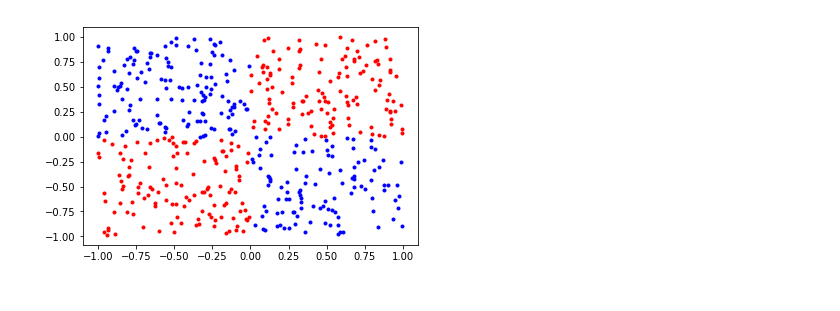
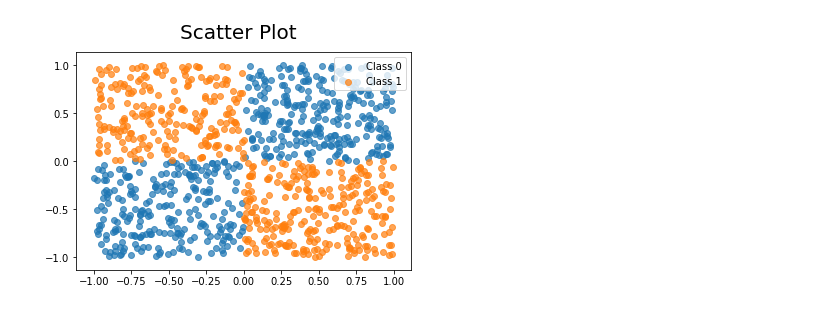
Before and after one commit to mjgim/tensorflow_tutorial, a Jupyter notebook: 7. Binary Classification.ipynb, the cells around one changed output. Drawn from its saved outputs; the diff is of its cells as text; code cells hidden in the pictures.

```diff
--- a/7. Binary Classification.ipynb
+++ b/7. Binary Classification.ipynb
@@ -11,11 +10,20 @@ y_data = [[0] if x_data[i][0]*x_data[i][1] >= 0. else [1] for i in range(len(x_d
-# %%
-for i, j in enumerate(y_data):
-    if j == [0] :
-        _ = plt.plot(x_data[i][0], x_data[i][1], "r.")
-    else :
-        _ = plt.plot(x_data[i][0], x_data[i][1], "b.")
-# %% [output]
-[figure, removed]
+# %%
+# Generate XOR data
+np.random.seed(20180324)
+
+x_data = np.random.uniform(-1,1, [1000,2])
+y_data = np.array([0 if x_data[i][0]*x_data[i][1] >= 0.
+                   else 1 for i in range(len(x_data))])
+
+plt.suptitle("Scatter Plot", fontsize=20)
+plt.scatter(x_data[y_data == 0, 0], x_data[y_data == 0, 1], label="Class 0", alpha=0.7)
+plt.scatter(x_data[y_data == 1, 0], x_data[y_data == 1, 1], label="Class 1", alpha=0.7)
+plt.legend()
+
+x_train, x_test, y_train, y_test = \
+train_test_split(x_data, y_data, test_size=0.3, random_state=777)
+# %% [output]
+[figure, added]
 # %%
 X = tf.placeholder(tf.float32, shape=[None,2])
 Y = tf.placeholder(tf.float32, shape=[None,1])
```
Also changed, not shown: parts of 7 cells of this notebook, 7 other files.
